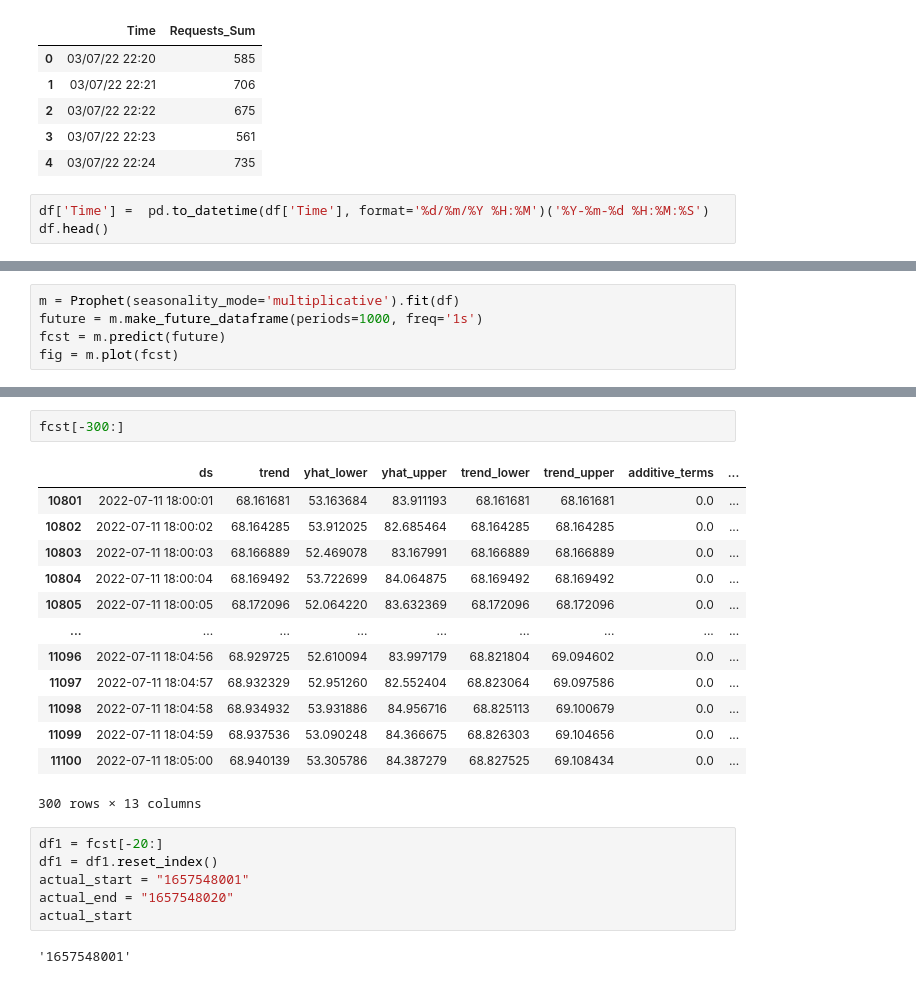
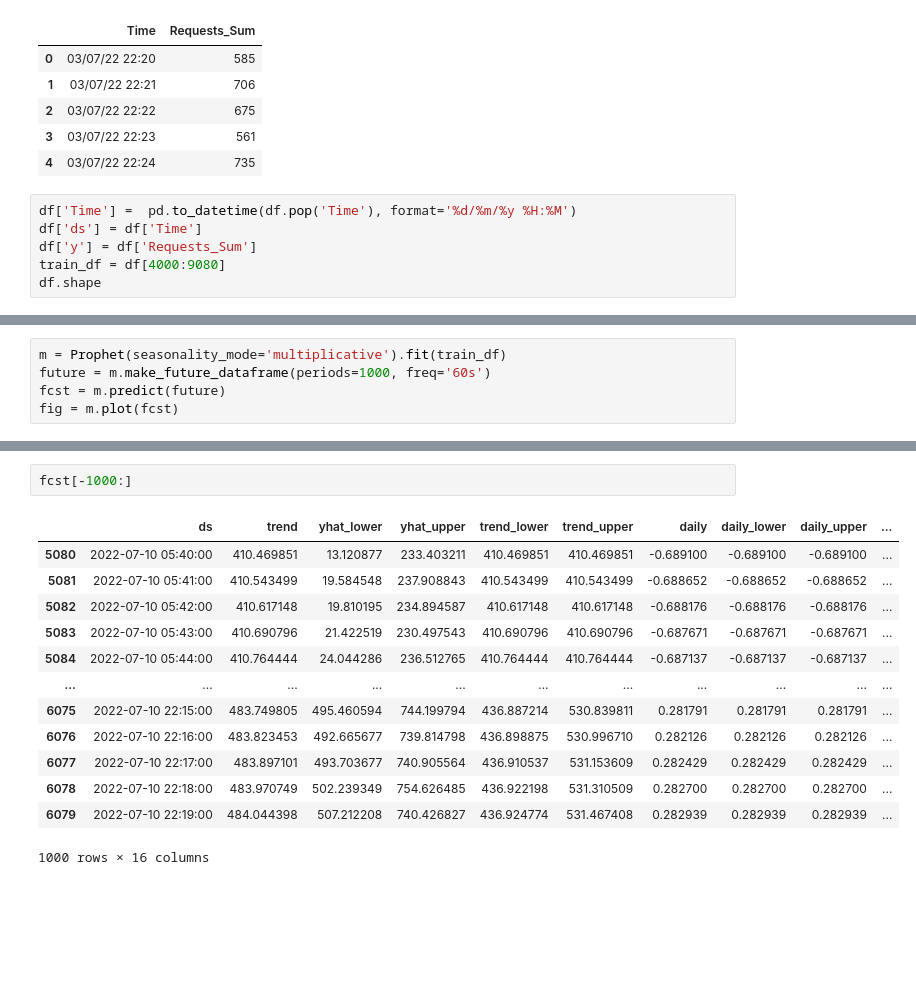
Before and after one commit to xmigrate/xforecast, a Jupyter notebook: forecast_experiments/prophet_exp_02.ipynb, the cells around one changed output, grey strips where cells are left out. Cells and saved outputs as stored; diff of their text form; blank space fills up the shorter version.

```diff
--- a/forecast_experiments/prophet_exp_02.ipynb
+++ b/forecast_experiments/prophet_exp_02.ipynb
@@ -18,6 +18,9 @@ df.head()
 | 3 | 03/07/22 22:23 | 561 |
 | 4 | 03/07/22 22:24 | 735 |
 # %%
-df['Time'] =  pd.to_datetime(df['Time'], format='%d/%m/%Y %H:%M')('%Y-%m-%d %H:%M:%S')
-df.head()
+df['Time'] =  pd.to_datetime(df.pop('Time'), format='%d/%m/%y %H:%M')
+df['ds'] = df['Time']
+df['y'] = df['Requests_Sum']
+train_df = df[4000:9080]
+df.shape
 # %% [output]
@@ -25,6 +28,6 @@ ValueError: time data '03/07/22 22:20' does not match format '%d/%m/%Y %H:%M' (m
 # %%
-m = Prophet(seasonality_mode='multiplicative').fit(df)
-future = m.make_future_dataframe(periods=1000, freq='1s')
+m = Prophet(seasonality_mode='multiplicative').fit(train_df)
+future = m.make_future_dataframe(periods=1000, freq='60s')
 fcst = m.predict(future)
 fig = m.plot(fcst)
 # %% [output]
@@ -34,24 +67,16 @@ fig = m.plot(fcst)
 # %%
-fcst[-300:]
+fcst[-1000:]
 # %% [output]
-|  | ds | trend | yhat_lower | yhat_upper | trend_lower | trend_upper | additive_terms | ... |
-| 10801 | 2022-07-11 18:00:01 | 68.161681 | 53.163684 | 83.911193 | 68.161681 | 68.161681 | 0.0 | ... |
-| 10802 | 2022-07-11 18:00:02 | 68.164285 | 53.912025 | 82.685464 | 68.164285 | 68.164285 | 0.0 | ... |
-| 10803 | 2022-07-11 18:00:03 | 68.166889 | 52.469078 | 83.167991 | 68.166889 | 68.166889 | 0.0 | ... |
-| 10804 | 2022-07-11 18:00:04 | 68.169492 | 53.722699 | 84.064875 | 68.169492 | 68.169492 | 0.0 | ... |
-| 10805 | 2022-07-11 18:00:05 | 68.172096 | 52.064220 | 83.632369 | 68.172096 | 68.172096 | 0.0 | ... |
-| ... | ... | ... | ... | ... | ... | ... | ... | ... |
-| 11096 | 2022-07-11 18:04:56 | 68.929725 | 52.610094 | 83.997179 | 68.821804 | 69.094602 | 0.0 | ... |
-| 11097 | 2022-07-11 18:04:57 | 68.932329 | 52.951260 | 82.552404 | 68.823064 | 69.097586 | 0.0 | ... |
-| 11098 | 2022-07-11 18:04:58 | 68.934932 | 53.931886 | 84.956716 | 68.825113 | 69.100679 | 0.0 | ... |
-| 11099 | 2022-07-11 18:04:59 | 68.937536 | 53.090248 | 84.366675 | 68.826303 | 69.104656 | 0.0 | ... |
-| 11100 | 2022-07-11 18:05:00 | 68.940139 | 53.305786 | 84.387279 | 68.827525 | 69.108434 | 0.0 | ... |
+|  | ds | trend | yhat_lower | yhat_upper | trend_lower | trend_upper | daily | daily_lower | daily_upper | ... |
+| 5080 | 2022-07-10 05:40:00 | 410.469851 | 13.120877 | 233.403211 | 410.469851 | 410.469851 | -0.689100 | -0.689100 | -0.689100 | ... |
+| 5081 | 2022-07-10 05:41:00 | 410.543499 | 19.584548 | 237.908843 | 410.543499 | 410.543499 | -0.688652 | -0.688652 | -0.688652 | ... |
+| 5082 | 2022-07-10 05:42:00 | 410.617148 | 19.810195 | 234.894587 | 410.617148 | 410.617148 | -0.688176 | -0.688176 | -0.688176 | ... |
+| 5083 | 2022-07-10 05:43:00 | 410.690796 | 21.422519 | 230.497543 | 410.690796 | 410.690796 | -0.687671 | -0.687671 | -0.687671 | ... |
+| 5084 | 2022-07-10 05:44:00 | 410.764444 | 24.044286 | 236.512765 | 410.764444 | 410.764444 | -0.687137 | -0.687137 | -0.687137 | ... |
+| ... | ... | ... | ... | ... | ... | ... | ... | ... | ... | ... |
+| 6075 | 2022-07-10 22:15:00 | 483.749805 | 495.460594 | 744.199794 | 436.887214 | 530.839811 | 0.281791 | 0.281791 | 0.281791 | ... |
+| 6076 | 2022-07-10 22:16:00 | 483.823453 | 492.665677 | 739.814798 | 436.898875 | 530.996710 | 0.282126 | 0.282126 | 0.282126 | ... |
+| 6077 | 2022-07-10 22:17:00 | 483.897101 | 493.703677 | 740.905564 | 436.910537 | 531.153609 | 0.282429 | 0.282429 | 0.282429 | ... |
+| 6078 | 2022-07-10 22:18:00 | 483.970749 | 502.239349 | 754.626485 | 436.922198 | 531.310509 | 0.282700 | 0.282700 | 0.282700 | ... |
+| 6079 | 2022-07-10 22:19:00 | 484.044398 | 507.212208 | 740.426827 | 436.924774 | 531.467408 | 0.282939 | 0.282939 | 0.282939 | ... |
-300 rows × 13 columns
+1000 rows × 16 columns
-# %%
-df1 = fcst[-20:]
-df1 = df1.reset_index()
-actual_start = "1657548001"
-actual_end = "1657548020"
-actual_start
-# %% [output]
-'1657548001'
```
Also changed, not shown: parts of 20 cells of this notebook, 7 other files.
